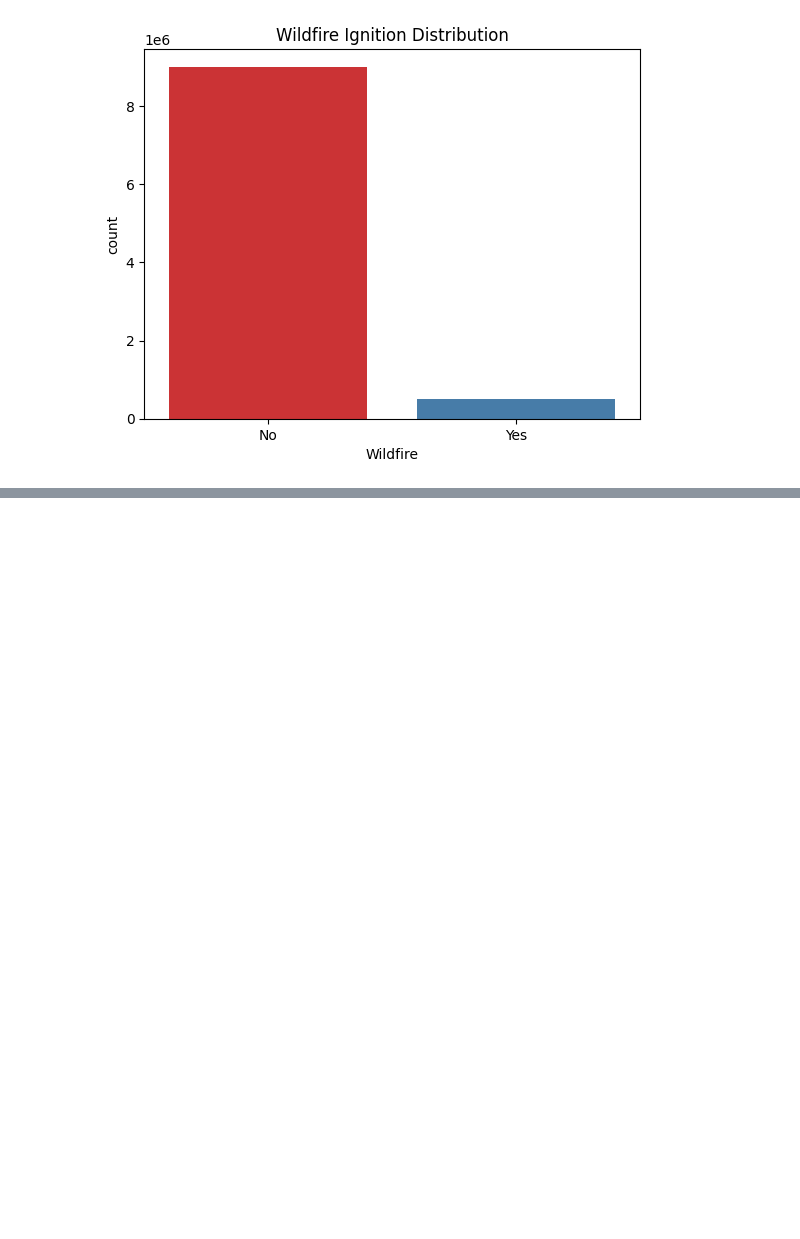
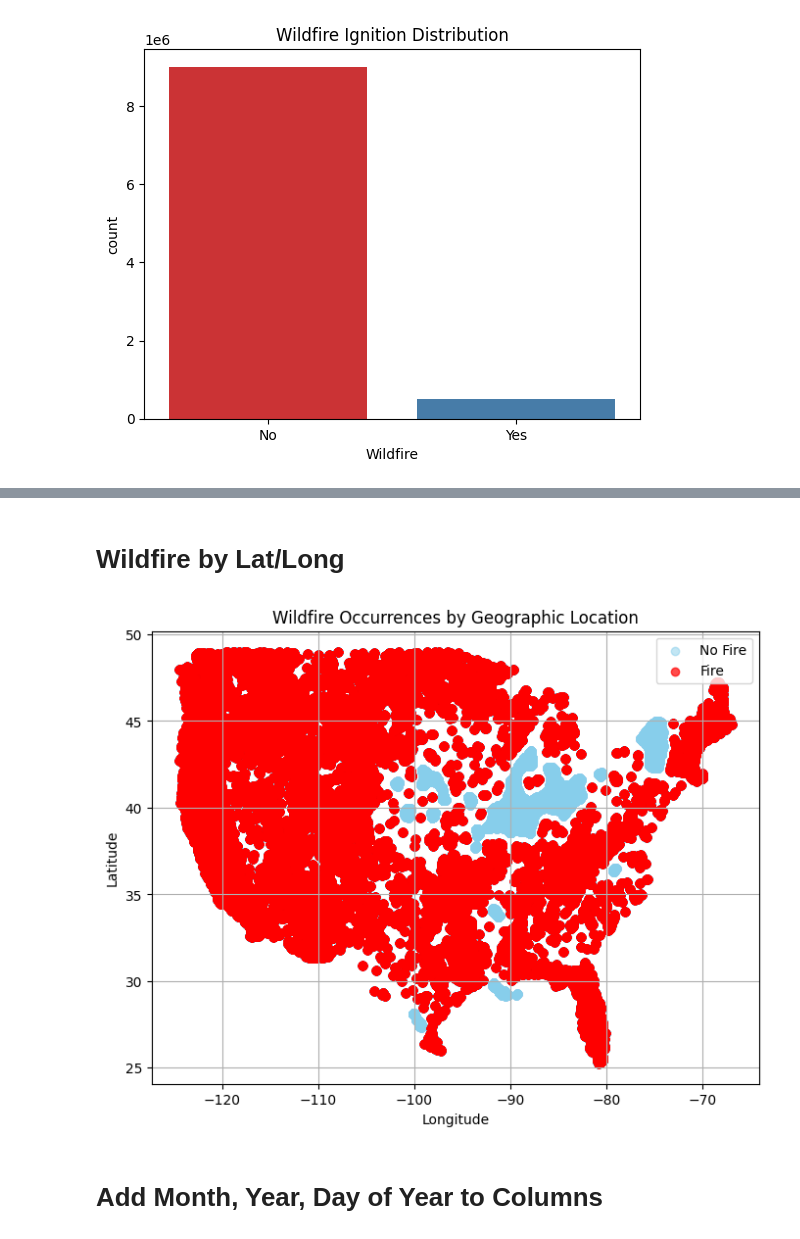
Before and after one commit to kekley/DataMiningProject, a Jupyter notebook: project.ipynb, the cells around one changed output, grey strips where cells are left out. Saved outputs shown, nothing was run; the diff lists cells and outputs as text; code cells hidden in the pictures; blank space fills up the shorter version.

```diff
--- a/project.ipynb
+++ b/project.ipynb
@@ -59,0 +63,6 @@ Name: count, dtype: int64
+# %%
+fill_value = 32767.0
+mask = ~(df == fill_value).any(axis=1)
+df = df.loc[mask].reset_index(drop=True)
+print("Shape:", df.shape)
+df.head()
@@ -59,0 +77,33 @@ Name: count, dtype: int64
+# %% [markdown]
+# Wildfire by Lat/Long
+# %%
+plt.figure(figsize=(8, 6))
+
+# No fire
+plt.scatter(
+    df[df["Wildfire"] == "No"]["longitude"],
+    df[df["Wildfire"] == "No"]["latitude"],
+    color="skyblue",
+    label="No Fire",
+    alpha=0.5,
+)
+
+# fire
+plt.scatter(
+    df[df["Wildfire"] == "Yes"]["longitude"],
+    df[df["Wildfire"] == "Yes"]["latitude"],
+    color="red",
+    label="Fire",
+    alpha=0.7,
+)
+
+plt.title("Wildfire Occurrences by Geographic Location")
+plt.xlabel("Longitude")
+plt.ylabel("Latitude")
+plt.legend(loc="upper right")
+plt.grid(True)
+plt.show()
+# %% [output]
+[figure, added]
+# %% [markdown]
+# Add Month, Year, Day of Year to Columns
```
Also changed, not shown: parts of 12 cells of this notebook.
